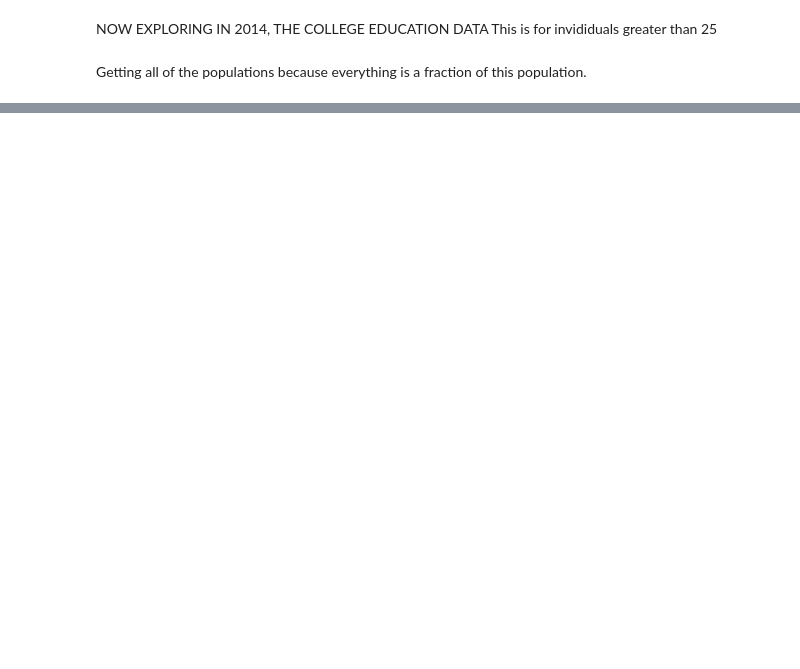
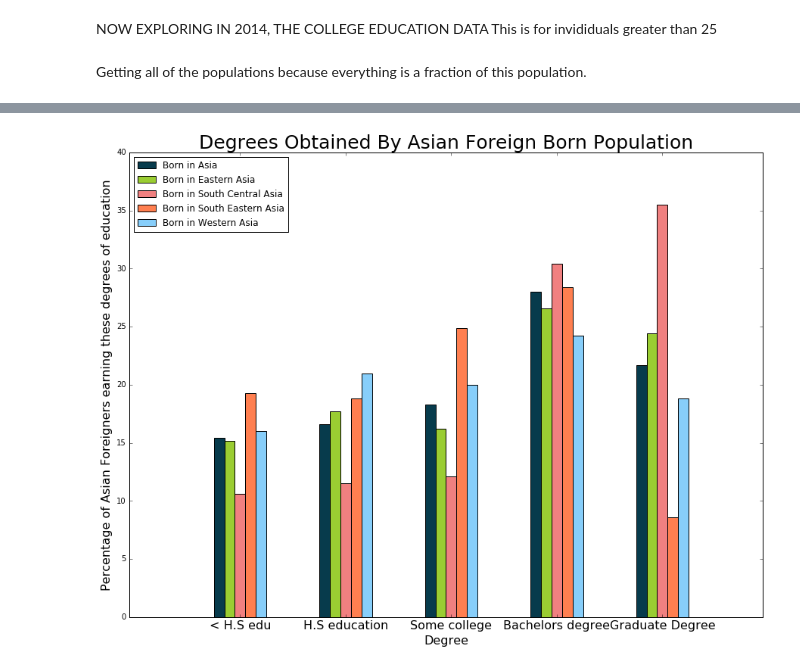
Before and after one commit to skchandra/DataScienceUSImmigration, a Jupyter notebook: exploringEducationDataSetsAsia.ipynb, the cells around one changed output, grey strips where cells are left out. Cells and saved outputs as stored; diff of their text form; code cells hidden in the pictures; blank space fills up the shorter version.

```diff
--- a/exploringEducationDataSetsAsia.ipynb
+++ b/exploringEducationDataSetsAsia.ipynb
@@ -302,0 +389,23 @@ educ_attainment_pop_born_in_Western_Asia = df["HC06_EST_VC64"]
+# %%
+asia_edu = asian_data.educ_attainment_born_in_asia()[1:6]
+eastern_asia_edu = asian_data.educ_attainment_born_in_eastern_asia()[1:6]
+sc_asia_edu = asian_data.educ_attainment_born_in_south_central_asia()[1:6]
+se_asia_edu = asian_data.educ_attainment_born_in_south_eastern_asia()[1:6]
+w_asia_edu = asian_data.educ_attainment_born_in_western_asia()[1:6]
+# %%
+X = numpy.arange(5)
+width = 0.1
+plt.figure(figsize=(15,11))
+p1 = plt.bar([i-0.2 for i in X], asia_edu, color = '#073B4C', width=width)
+p2 = plt.bar([i-0.1 for i in X], eastern_asia_edu, color='#9ACD32', width = width)
+p3 = plt.bar(X, sc_asia_edu, color='#F08080', width = width)
+p4 = plt.bar([i+0.1 for i in X], se_asia_edu, color='#FF7F50', width = width)
+p5 = plt.bar([i+0.2 for i in X], w_asia_edu, color='#87CEFA', width = width)
+p6 = plt.xticks(X+width/2.,('< H.S edu','H.S education','Some college','Bachelors degree','Graduate Degree'), fontsize=16)
+plt.xlabel('Degree', fontsize=16)
+plt.ylabel('Percentage of Asian Foreigners earning these degrees of education', fontsize=16)
+plt.title('Degrees Obtained By Asian Foreign Born Population', fontsize = 25)
+plt.legend((p1[0], p2[0], p3[0], p4[0], p5[0], p6[0]), ('Born in Asia', 'Born in Eastern Asia', 'Born in South Central Asia', 'Born in South Eastern Asia', 'Born in Western Asia'), fontsize=12, loc = "best")
+plt.show()
+# %% [output]
+[figure, added]
```
Also changed, not shown: parts of 27 cells of this notebook, 16 other files.
